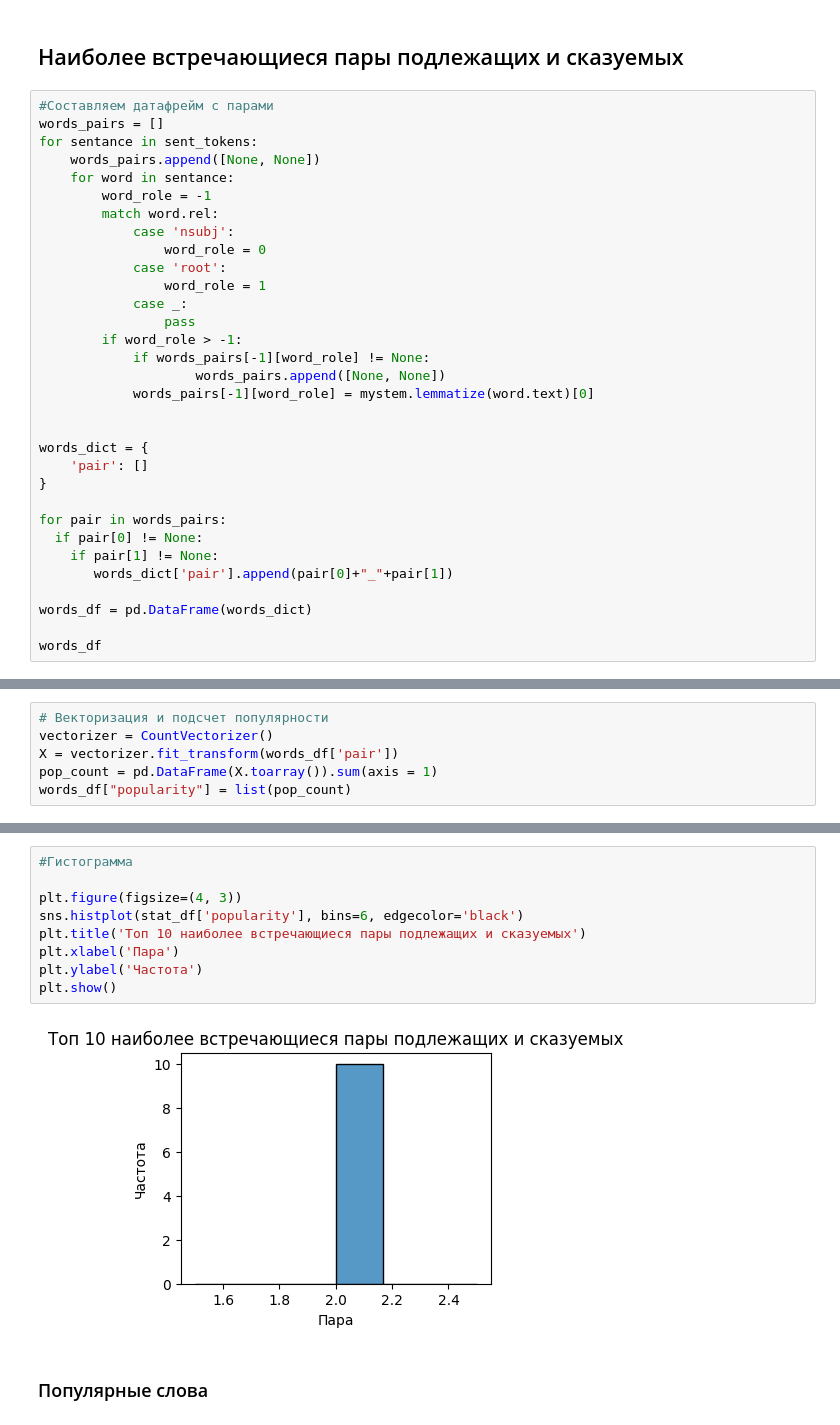
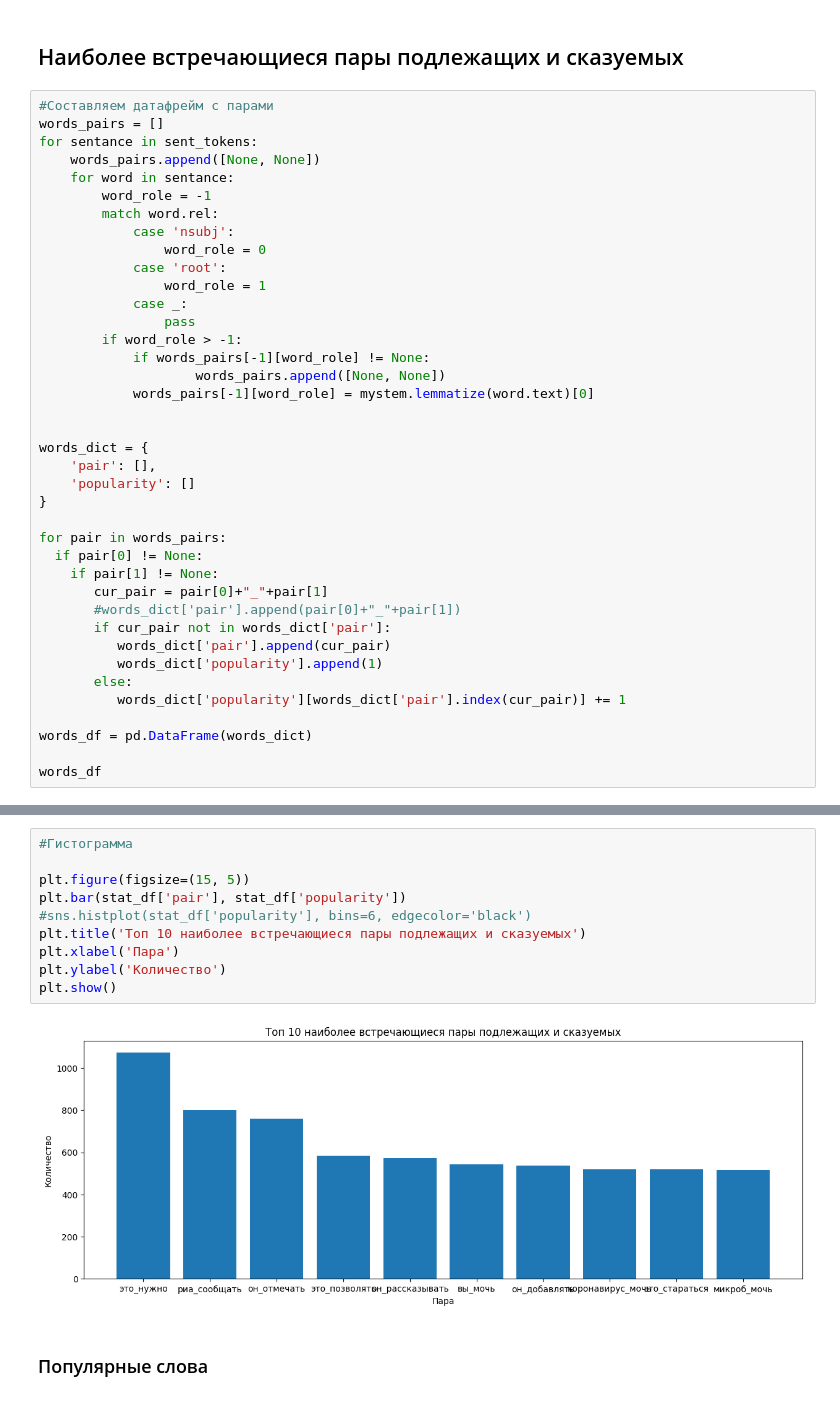
Before and after one commit to TheGodseeker/PR_NLP, a Jupyter notebook: Задание 1/PR_NLP1.ipynb, the cells around one changed output, grey strips where cells are left out. Saved outputs shown, nothing was run; the diff lists cells and outputs as text.

```diff
--- a/Задание 1/PR_NLP1.ipynb
+++ b/Задание 1/PR_NLP1.ipynb
@@ -179,13 +152,20 @@ for sentance in sent_tokens:
 
 
 words_dict = {
-    'pair': []
+    'pair': [],
+    'popularity': []
 }
 
 for pair in words_pairs:
   if pair[0] != None:
     if pair[1] != None:
-       words_dict['pair'].append(pair[0]+"_"+pair[1])
+       cur_pair = pair[0]+"_"+pair[1]
+       #words_dict['pair'].append(pair[0]+"_"+pair[1])
+       if cur_pair not in words_dict['pair']:
+          words_dict['pair'].append(cur_pair)
+          words_dict['popularity'].append(1)
+       else:
+          words_dict['popularity'][words_dict['pair'].index(cur_pair)] += 1
 
 words_df = pd.DataFrame(words_dict)
 
@@ -207,6 +186,0 @@ words_df
-# %%
-# Векторизация и подсчет популярности
-vectorizer = CountVectorizer()
-X = vectorizer.fit_transform(words_df['pair'])
-pop_count = pd.DataFrame(X.toarray()).sum(axis = 1)
-words_df["popularity"] = list(pop_count)
@@ -231,14 +221,15 @@ stat_df
 # %%
 #Гистограмма
 
-plt.figure(figsize=(4, 3))
-sns.histplot(stat_df['popularity'], bins=6, edgecolor='black')
+plt.figure(figsize=(15, 5))
+plt.bar(stat_df['pair'], stat_df['popularity'])
+#sns.histplot(stat_df['popularity'], bins=6, edgecolor='black')
 plt.title('Топ 10 наиболее встречающиеся пары подлежащих и сказуемых')
 plt.xlabel('Пара')
-plt.ylabel('Частота')
+plt.ylabel('Количество')
 plt.show()
 # %% [output]
-[figure, old version]
+[figure, new version]
 # %% [markdown]
 ### Популярные слова
 # %%
```
Also changed, not shown: parts of 14 cells of this notebook.
